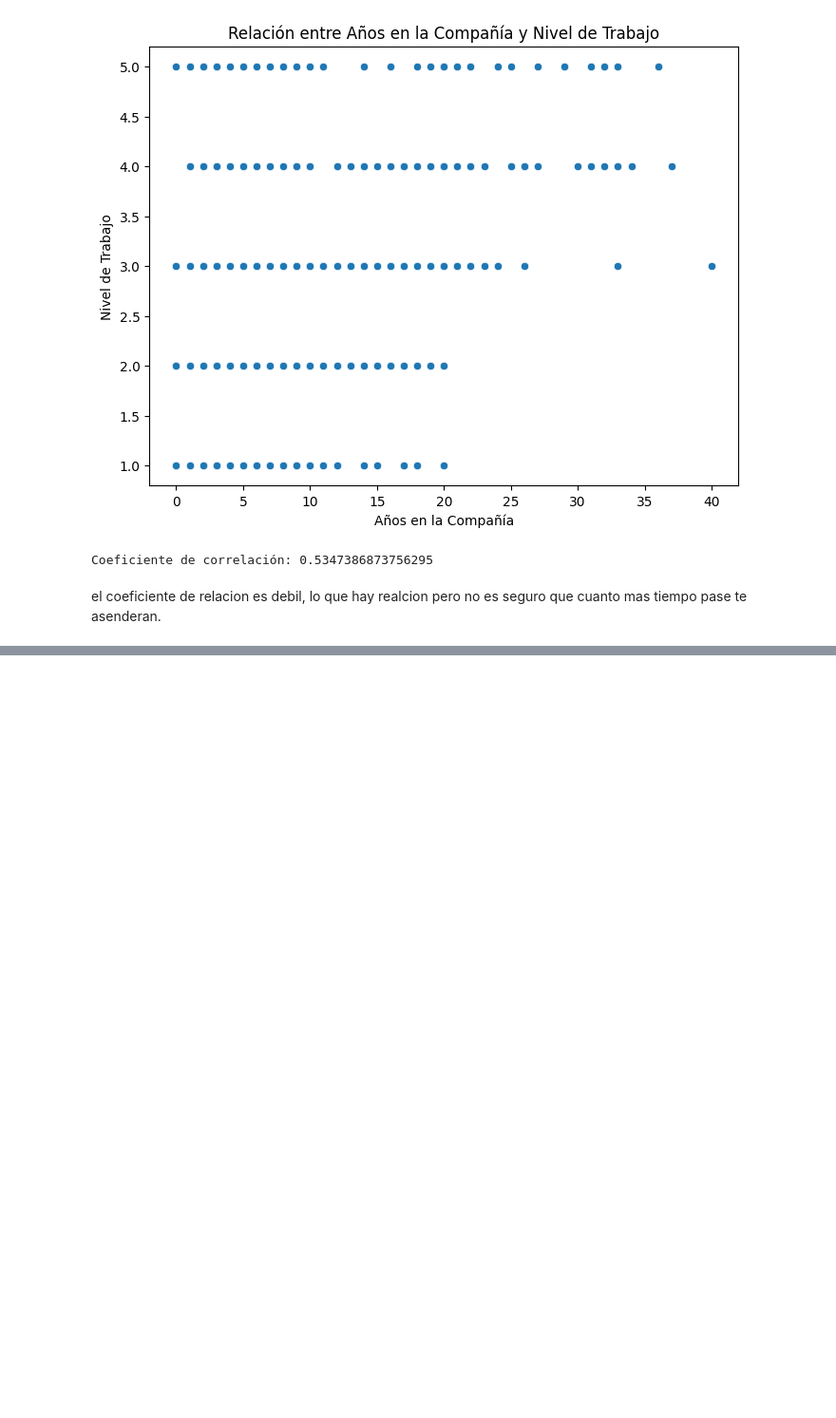
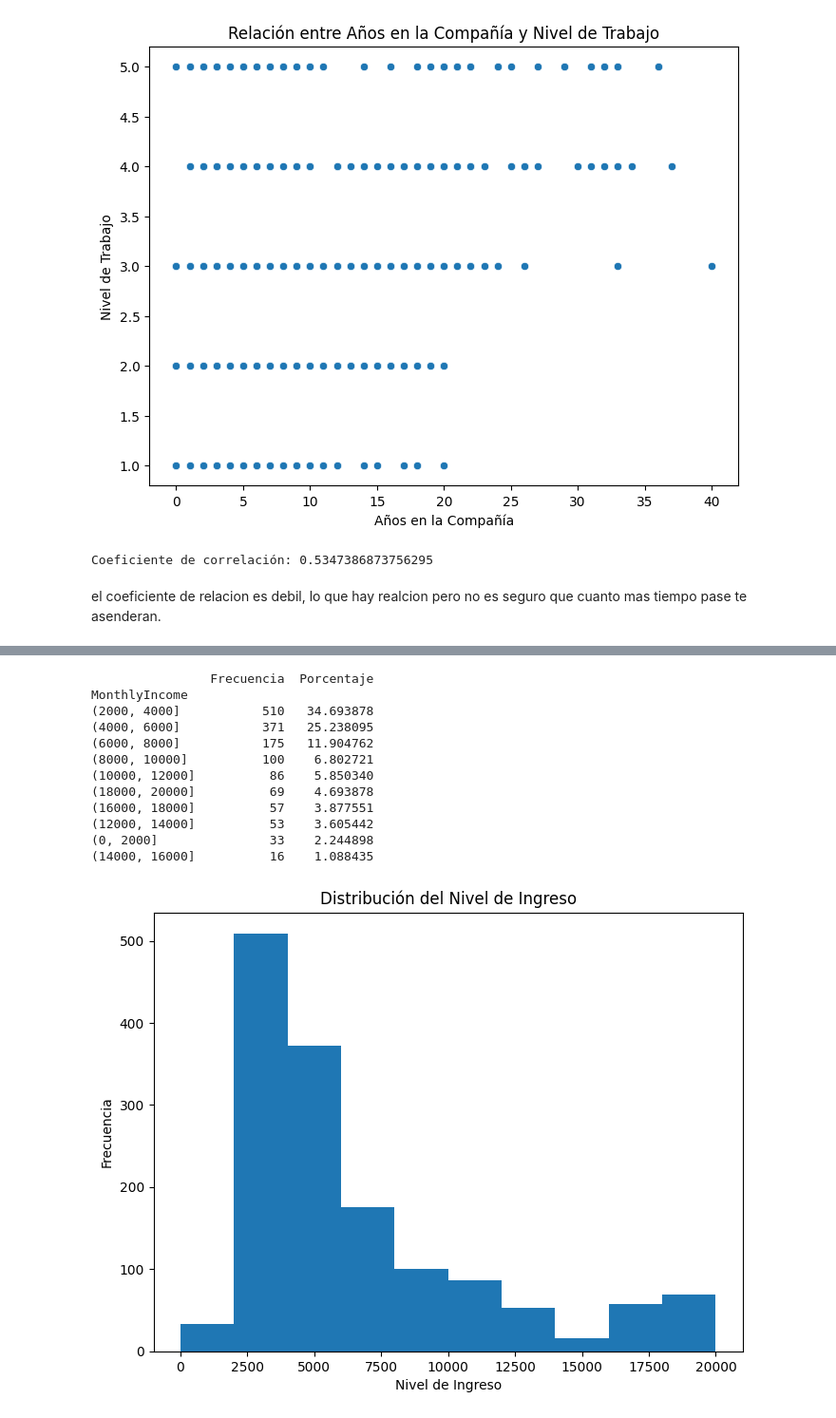
Before and after one commit to glYohanny/evaluacion_1_, a Jupyter notebook: evaluacion.ipynb, the cells around one changed output, grey strips where cells are left out. Shown at 95% size. Drawn from its saved outputs; the diff is of its cells as text; code cells hidden in the pictures; blank space fills up the shorter version.

```diff
--- a/evaluacion.ipynb
+++ b/evaluacion.ipynb
@@ -236,0 +283,30 @@ el coeficiente de relacion es debil, lo que hay realcion pero no es seguro que c
+# %%
+# Tabla de frecuencia (agrupada en intervalos)
+income_bins = [0, 2000, 4000, 6000, 8000, 10000, 12000, 14000, 16000, 18000, 20000]
+income_freq = pd.cut(df['MonthlyIncome'], bins=income_bins).value_counts()
+income_freq_percentage = pd.cut(df['MonthlyIncome'], bins=income_bins).value_counts(normalize=True) * 100
+income_table = pd.concat([income_freq, income_freq_percentage], axis=1)
+income_table.columns = ['Frecuencia', 'Porcentaje']
+print(income_table)
+print("\n")
+# Histograma
+plt.figure(figsize=(8, 6))
+plt.hist(df['MonthlyIncome'], bins=income_bins)
+plt.title('Distribución del Nivel de Ingreso')
+plt.xlabel('Nivel de Ingreso')
+plt.ylabel('Frecuencia')
+plt.show()
+# %% [output]
+                Frecuencia  Porcentaje
+MonthlyIncome
+(2000, 4000]           510   34.693878
+(4000, 6000]           371   25.238095
+(6000, 8000]           175   11.904762
+(8000, 10000]          100    6.802721
+(10000, 12000]          86    5.850340
+(18000, 20000]          69    4.693878
+(16000, 18000]          57    3.877551
+(12000, 14000]          53    3.605442
+(0, 2000]               33    2.244898
+(14000, 16000]          16    1.088435
+[figure, added]
```
Also changed, not shown: parts of 22 cells of this notebook.
